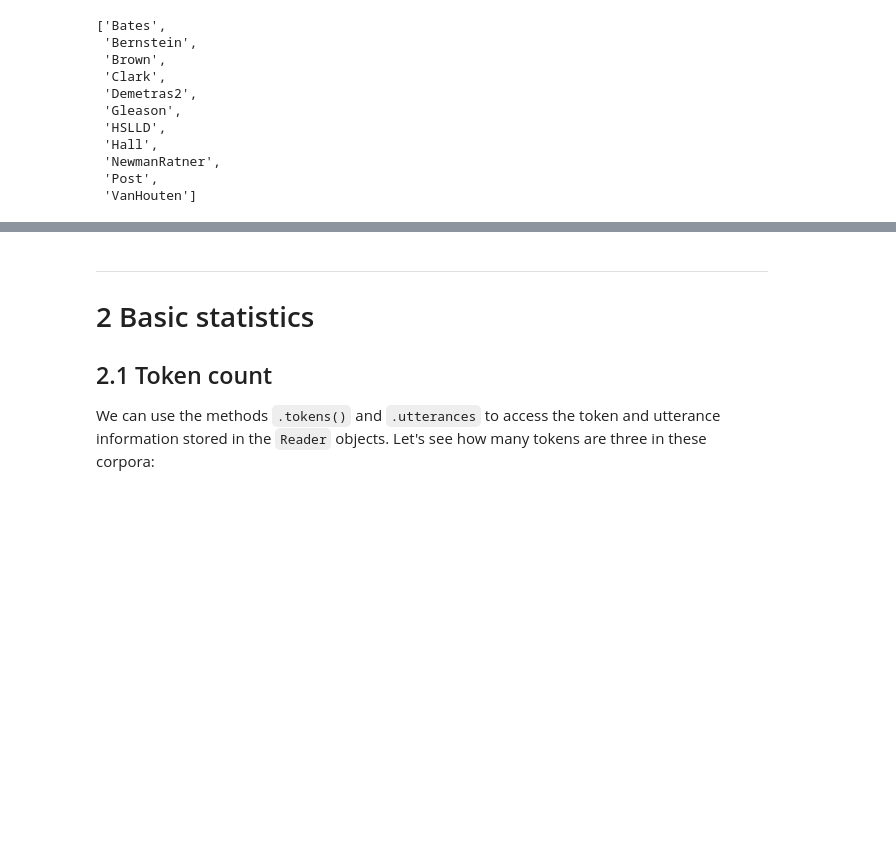
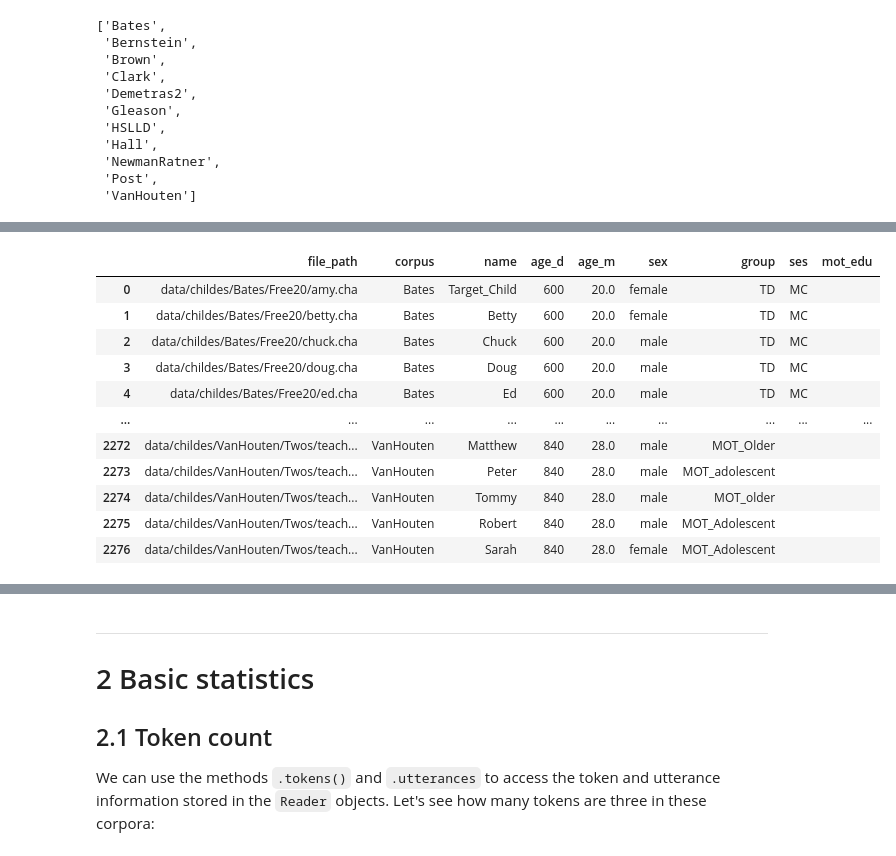
Before and after one commit to Data-Science-for-Linguists-2022/Child-Vocab-Development, a Jupyter notebook: data_curation.ipynb, the cells around one changed output, grey strips where cells are left out. Cells and saved outputs as stored; diff of their text form; code cells hidden in the pictures; blank space fills up the shorter version.

```diff
--- a/data_curation.ipynb
+++ b/data_curation.ipynb
@@ -251,16 +254,0 @@ Next, I will create a list of `Reader` objects each contains all the CHAT files
-# %%
-corpora_to_use = []
-
-for corpus_name in search_result:
-
-    # Construct the URL for the corpus from its name:
-    corpus_url = 'https://childes.talkbank.org/data/Eng-NA/'+corpus_name+'.zip'
-
-    # read the corpus into a Reader object:
-    print('Reading {}...'.format(corpus_name))
-    corpus = pylangacq.read_chat(corpus_url)
-
-    # create a list of corpora (as Reader objects) to use in this project
-    corpora_to_use.append(corpus)
-
-corpora_to_use
@@ -289,0 +301,71 @@ Reading VanHouten...
+# %%
+file_path_list = []
+corpus_name_list = []
+chi_name_list = []
+chi_age_d_list = []
+chi_age_m_list = []
+chi_sex_list = []
+chi_group_list = []
+chi_ses_list = []
+mot_edu_list = []
+
+for corpus_name in search_result:
+    print('Reading {}...'.format(corpus_name))
+    corpus = pylangacq.Reader.from_dir('Data/childes/'+corpus_name)
+
+    for f in range(corpus.n_files()):
+
+        if (
+            # Participants must include both the child and the mother.
+            (('CHI' in corpus.headers()[f]['Participants']) and
+            ('MOT' in corpus.headers()[f]['Participants']))
+
+            and
+
+            # Dataset should include child's or mother's SES/education.
+            (( 'ses' in corpus.headers()[f]['Participants']['MOT']) or
+             (corpus.headers()[f]['Participants']['CHI']['ses'] != '') or
+             (corpus.headers()[f]['Participants']['MOT']['education'] != ''))
+        ):
+
+            age_raw     = corpus.ages()[f]  # age in raw format
+            chi_age_d   = (age_raw[0]*12 + age_raw[1])*30 + age_raw[2]
+            chi_age_m   = age_raw[0]*12 + age_raw[1] + round(age_raw[2]/30,1)
+
+            # Include only children <= 72 months:
+            if chi_age_m <= 72:
+
+                file_path   = corpus.file_paths()[f].replace('\\','/')
+                file_path   = file_path[0].lower() + file_path[1:]
+
+                corpus_name = corpus.headers()[f]['Participants']['CHI']['corpus']
+                chi_name    = corpus.headers()[f]['Participants']['CHI']['name']
+                chi_sex     = corpus.headers()[f]['Participants']['CHI']['sex']
+                chi_group   = corpus.headers()[f]['Participants']['CHI']['group']
+                chi_ses     = corpus.headers()[f]['Participants']['CHI']['ses']
+                mot_edu     = corpus.headers()[f]['Participants']['MOT']['education']
+
+                file_path_list.append(file_path)
+                corpus_name_list.append(corpus_name)
+                chi_name_list.append(chi_name)
+                chi_age_d_list.append(chi_age_d)
+                chi_age_m_list.append(chi_age_m)
+                chi_sex_list.append(chi_sex)
+                chi_group_list.append(chi_group)
+                chi_ses_list.append(chi_ses)
+                mot_edu_list.append(mot_edu)
+
+data_idx = pd.DataFrame({'file_path':file_path_list,
+                         'corpus':corpus_name_list,
+                         'name':chi_name_list,
+                         'age_d':chi_age_d_list,
+                         'age_m':chi_age_m_list,
+                         'sex':chi_sex_list,
+                         'group':chi_group_list,
+                         'ses':chi_ses_list,
+                         'mot_edu':mot_edu_list
+                        })
+
+print('Done!')
+data_idx
+# %% [output]
@@ -289,0 +384,12 @@ Reading VanHouten...
+|  | file_path | corpus | name | age_d | age_m | sex | group | ses | mot_edu |
+| 0 | data/childes/Bates/Free20/amy.cha | Bates | Target_Child | 600 | 20.0 | female | TD | MC |  |
+| 1 | data/childes/Bates/Free20/betty.cha | Bates | Betty | 600 | 20.0 | female | TD | MC |  |
+| 2 | data/childes/Bates/Free20/chuck.cha | Bates | Chuck | 600 | 20.0 | male | TD | MC |  |
+| 3 | data/childes/Bates/Free20/doug.cha | Bates | Doug | 600 | 20.0 | male | TD | MC |  |
+| 4 | data/childes/Bates/Free20/ed.cha | Bates | Ed | 600 | 20.0 | male | TD | MC |  |
+| ... | ... | ... | ... | ... | ... | ... | ... | ... | ... |
+| 2272 | data/childes/VanHouten/Twos/teach... | VanHouten | Matthew | 840 | 28.0 | male | MOT_Older |  |  |
+| 2273 | data/childes/VanHouten/Twos/teach... | VanHouten | Peter | 840 | 28.0 | male | MOT_adolescent |  |  |
+| 2274 | data/childes/VanHouten/Twos/teach... | VanHouten | Tommy | 840 | 28.0 | male | MOT_older |  |  |
+| 2275 | data/childes/VanHouten/Twos/teach... | VanHouten | Robert | 840 | 28.0 | male | MOT_Adolescent |  |  |
+| 2276 | data/childes/VanHouten/Twos/teach... | VanHouten | Sarah | 840 | 28.0 | female | MOT_Adolescent |  |  |
```
Also changed, not shown: parts of 11 cells of this notebook.
